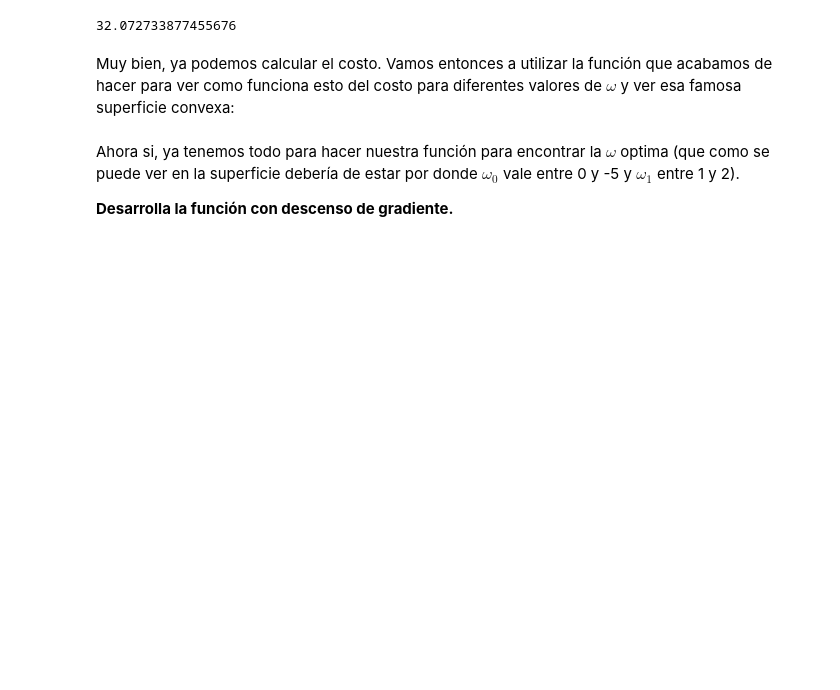
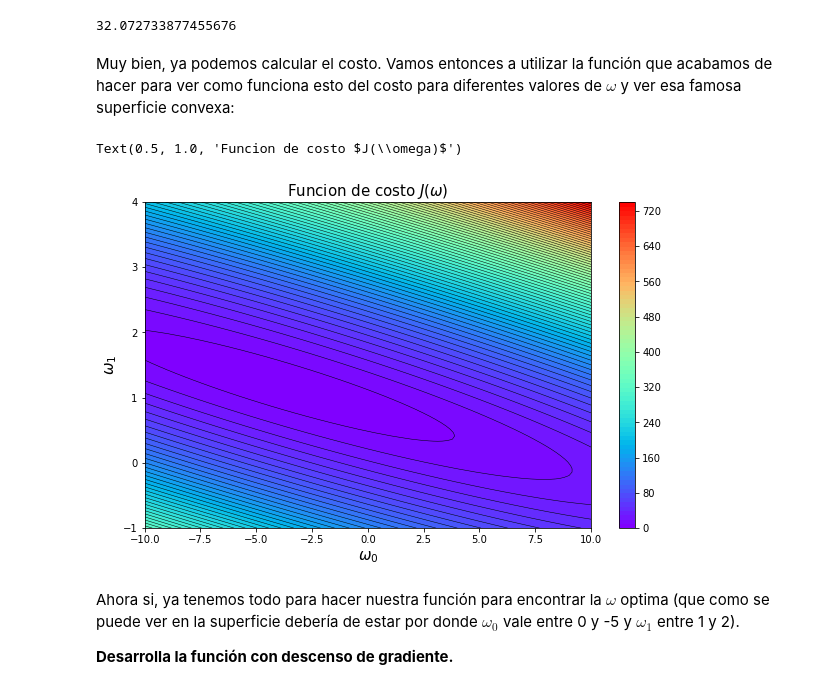
Before and after one commit to Miguelrom/MLS, a Jupyter notebook: regresion_lineal.ipynb, the cells around one changed output. Saved outputs shown, nothing was run; the diff lists cells and outputs as text; code cells hidden in the pictures; blank space fills up the shorter version.

```diff
--- a/regresion_lineal.ipynb
+++ b/regresion_lineal.ipynb
@@ -87,16 +82,17 @@ def costo(x, y, w):
     T, n = x.shape[0], x.shape[1] - 1
 
     # Puedes hacerlo en forma de ciclos
-    J = 0
-    suma = 0
-    for ejemplo in range(T):
-        suma += ( y[ejemplo,0] - (w[0,0]+w[1,0]*x[ejemplo,1]) )**2
+    #J = 0
+    #suma = 0
+    #for ejemplo in range(T):
+    #    suma += ( y[ejemplo,0] - (w[0,0]+w[1,0]*x[ejemplo,1]) )**2
 
-    J = suma / (2*T)
+    #J = suma / (2*T)
 
     #return J
 
     # Puedes hacerlo directamente en forma matricial
+
     #y.shape=(97,1), x.shape=(97,2), w.shape=(2,1). x@w.shape=(97,1)
     resta_cuadrada = (y - x@w)**2
     #Se suman todos los elementos de la matriz resta_cuadrada:
@@ -117,28 +113,32 @@ Muy bien, ya podemos calcular el costo. Vamos entonces a utilizar la función qu
 # %%
 # Definimos una función que depende solo de theta0 y theta1
 def costo_w(w0, w1):
     return costo(x, y, np.array([[w0], [w1]]))
 
 # Y ahora la convertimos en una función tipo numpy (aplica para cualquier entrada de ndarrays)
 costo_vect = np.frompyfunc(costo_w, 2, 1)
 
 #Ahora generamos la lista de valores para graficar
 w0 = np.linspace(-10, 10, 100);
 w1 = np.linspace(-1, 4, 100);
 
 # Y los convertimos en matrices utilizando la función meshgrid
 w0, w1 = np.meshgrid(w0, w1)
 
 # Y calculamos los costos para cada par de theta0 y theta 1 con nuestra nueva funcion de costos vectorizada
 J = costo_vect(w0, w1)
 
 # Y graficamos el contorno
+plt.figure(figsize=(10,6))
 plt.contour(w0, w1, J, 80, linewidths=0.5, colors='k')
 plt.contourf(w0, w1, J, 80, cmap=plt.cm.rainbow, vmax=J.max(), vmin=J.min())
 plt.colorbar()
-plt.xlabel(r"$\omega_0$")
-plt.ylabel(r"$\omega_1$")
-plt.title(r"Funcion de costo $J(\omega)$")
+plt.xlabel(r"$\omega_0$", fontsize=15)
+plt.ylabel(r"$\omega_1$", fontsize=15)
+plt.title(r"Funcion de costo $J(\omega)$", fontsize=15)
+# %% [output]
+Text(0.5, 1.0, 'Funcion de costo $J(\\omega)$')
+[figure, added]
 # %% [markdown]
 Ahora si, ya tenemos todo para hacer nuestra función para encontrar la $\omega$ optima (que como se puede ver en la superficie debería de estar por donde $\omega_0$ vale entre 0 y -5 y $\omega_1$ entre 1 y 2).
 
```
Also changed, not shown: parts of 18 cells of this notebook.
